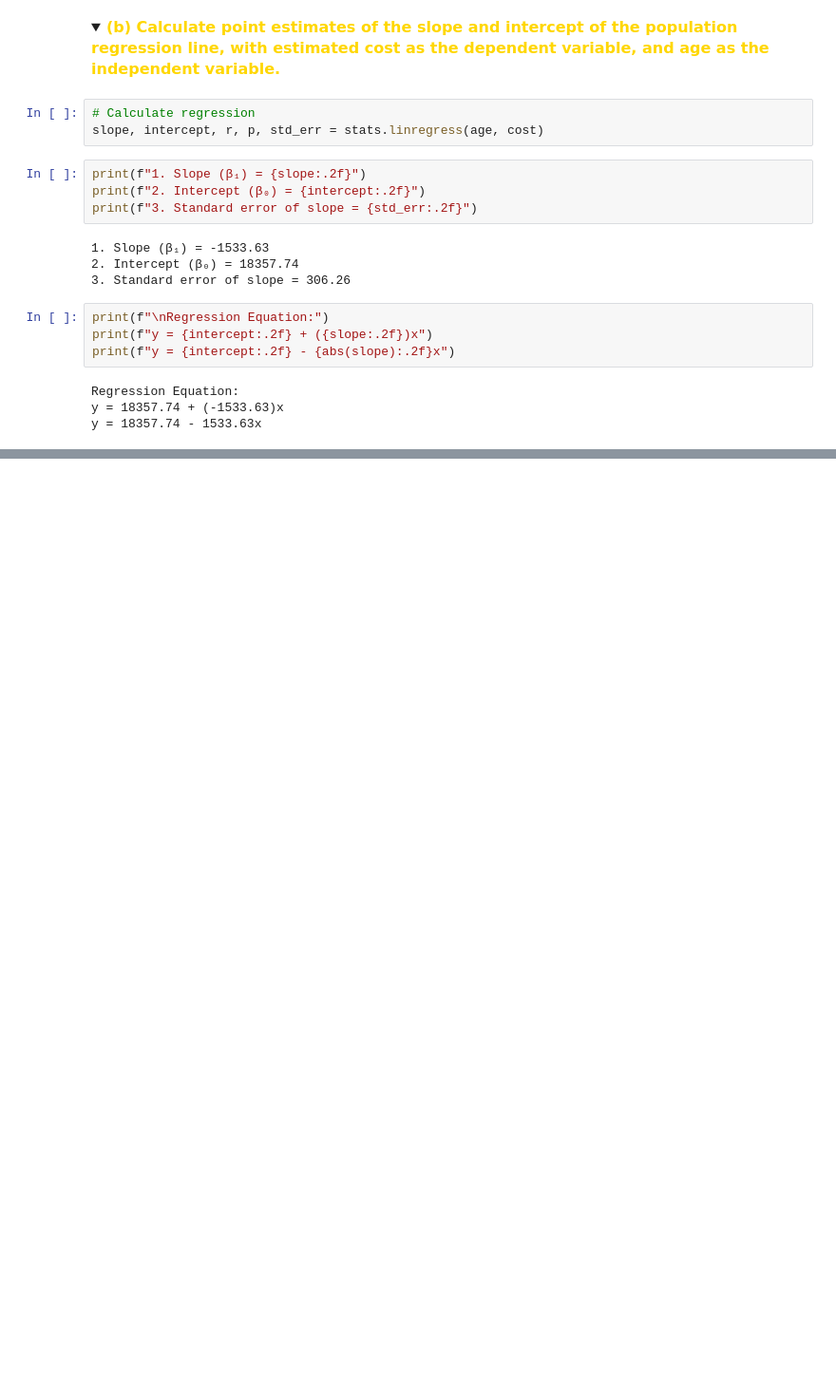
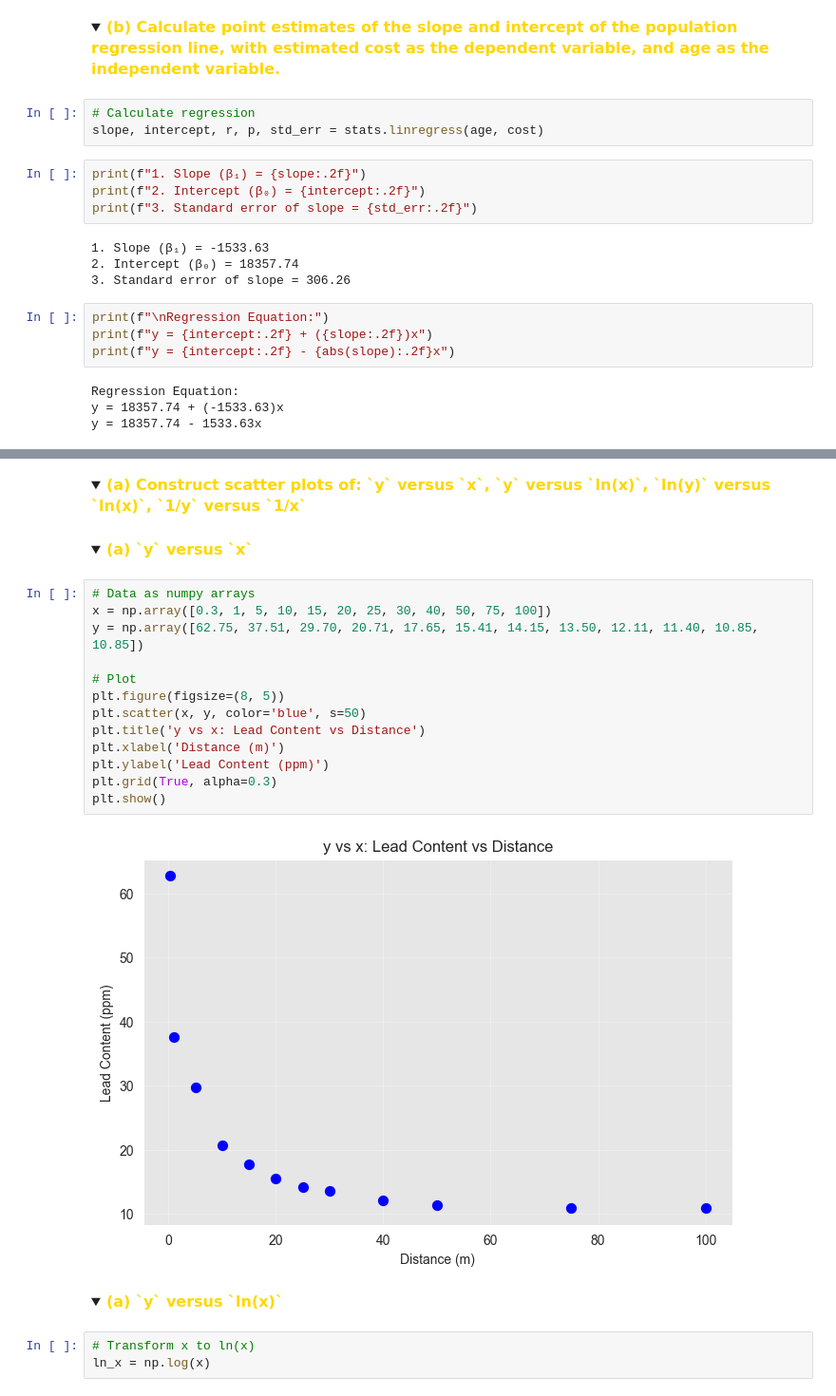
Before and after one commit to wandiyajames-arch/high-dim-data-analysis, a Jupyter notebook: exercise/exer_1.ipynb, the cells around one changed output, grey strips where cells are left out. Shown at 95% size. Drawn from its saved outputs; the diff is of its cells as text; folded sections open; blank space fills up the shorter version.

```diff
--- a/exercise/exer_1.ipynb
+++ b/exercise/exer_1.ipynb
@@ -644,0 +799,33 @@ ValueError: Cannot calculate a linear regression if all x values are identical
+# %% [markdown]
+<details>
+  <summary><font size="3" color="gold"><b>(a) Construct scatter plots of:
+  `y` versus `x`,
+   `y` versus `ln(x)`,
+   `ln(y)` versus `ln(x)`,
+   `1/y` versus `1/x`</b></font></summary>
+# %% [markdown]
+<details>
+  <summary><font size="3" color="gold"><b>(a)
+  `y` versus `x` </b></font></summary>
+# %%
+# Data as numpy arrays
+x = np.array([0.3, 1, 5, 10, 15, 20, 25, 30, 40, 50, 75, 100])
+y = np.array([62.75, 37.51, 29.70, 20.71, 17.65, 15.41, 14.15, 13.50, 12.11, 11.40, 10.85, 10.85])
+
+# Plot
+plt.figure(figsize=(8, 5))
+plt.scatter(x, y, color='blue', s=50)
+plt.title('y vs x: Lead Content vs Distance')
+plt.xlabel('Distance (m)')
+plt.ylabel('Lead Content (ppm)')
+plt.grid(True, alpha=0.3)
+plt.show()
+# %% [output]
+[figure, added]
+# %% [markdown]
+<details>
+  <summary><font size="3" color="gold"><b>(a)
+  `y` versus `ln(x)` </b></font></summary>
+# %%
+# Transform x to ln(x)
+ln_x = np.log(x)
```
Also changed, not shown: parts of 31 cells of this notebook, 3 other files.
